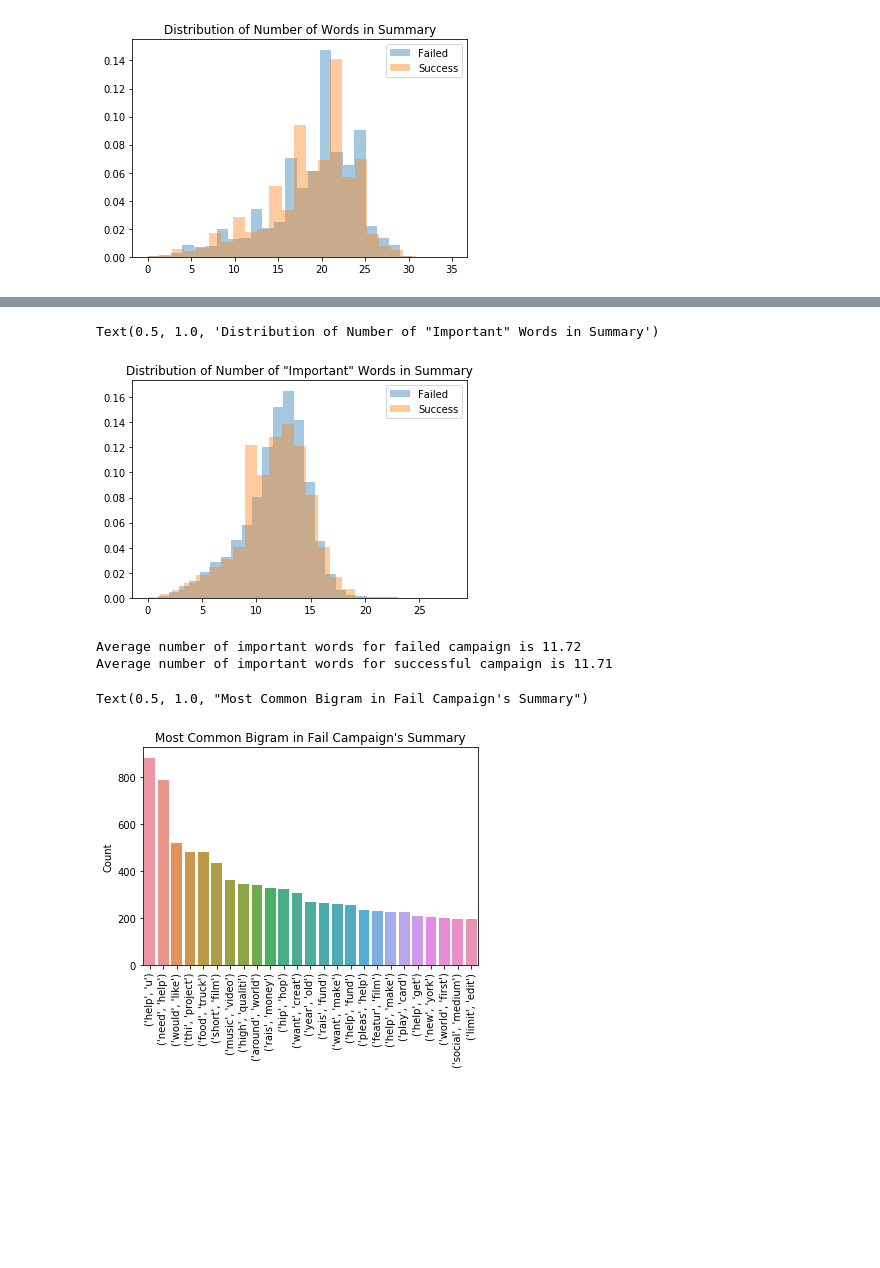
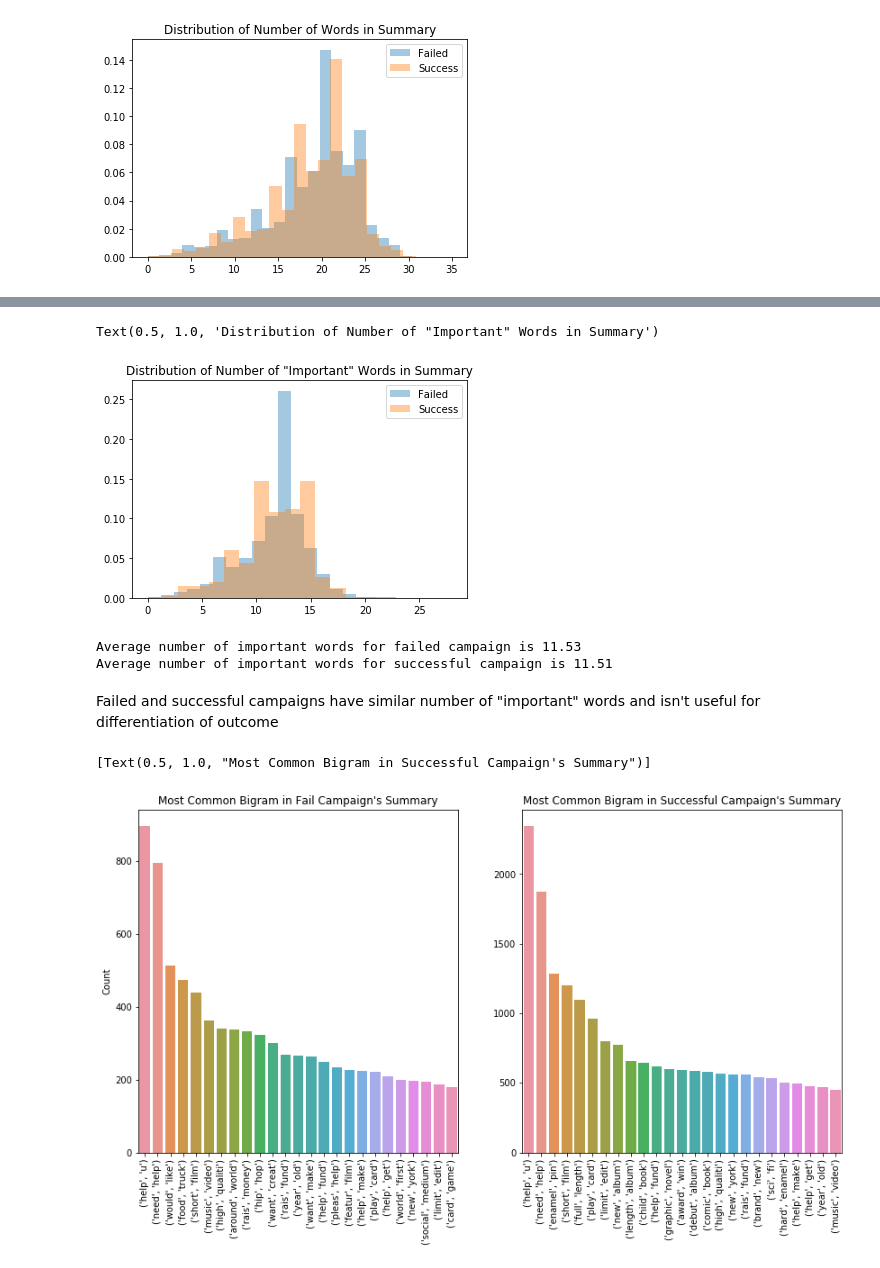
Before and after one commit to activerabbit/Launch-a-Successful-Kickstarter-Campaign, a Jupyter notebook: EDA and Statistics.ipynb, the cells around one changed output, grey strips where cells are left out. Drawn from its saved outputs; the diff is of its cells as text; code cells hidden in the pictures; blank space fills up the shorter version.

```diff
--- a/EDA and Statistics.ipynb
+++ b/EDA and Statistics.ipynb
@@ -343,3 +400,5 @@ Text(0.5, 1.0, 'Time Distribution for Length of Successful Campaigns')
+# %%
+df = df.drop(columns = ['days_to_state_change'])
 # %%
 df_year = (df.groupby(['year_launched'])['state']
            .value_counts()
@@ -638,9 +781 @@ Text(0.5, 1.0, "Most Common Words in Successful Campaign's Summary")
-# %%
-def no_punc(x):
-    output =[]
-    for word in x:
-        if word.isalnum():
-            output.append(word)
-    return output
-df['no_pun_sum'] = df['summary'].apply(lambda x: no_punc(x))
 # %%
@@ -693,19 +841,21 @@ fail_len2 = []
 for summary in df_fail.token_summary:
     fail_len2.append(len(summary))
 # %%
-sns.distplot(fail_len2, bins = 25, kde = False, norm_hist = True, label = 'Failed')
-sns.distplot(success_len2, bins = 25, kde = False, norm_hist = True, label = 'Success')
+sns.distplot(fail_len2, bins = 20, kde = False, norm_hist = True, label = 'Failed')
+sns.distplot(success_len2, bins = 20, kde = False, norm_hist = True, label = 'Success')
 plt.legend(loc = 'upper right')
 plt.title('Distribution of Number of "Important" Words in Summary')
 # %% [output]
 Text(0.5, 1.0, 'Distribution of Number of "Important" Words in Summary')
-[figure, old version]
+[figure, new version]
 # %%
 avg_fail = np.mean(fail_len2)
 avg_success = np.mean(success_len2)
 print('Average number of important words for failed campaign is', round(avg_fail, 2))
 print('Average number of important words for successful campaign is', round(avg_success,2))
 # %% [output]
-Average number of important words for failed campaign is 11.72
-Average number of important words for successful campaign is 11.71
+Average number of important words for failed campaign is 11.53
+Average number of important words for successful campaign is 11.51
+# %% [markdown]
+Failed and successful campaigns have similar number of "important" words and isn't useful for differentiation of outcome
 # %%
@@ -720,16 +871,25 @@ for summary in df_success.bigram_summary:
         success_bigram_count[bigram]+=1
 # %%
 fail_bigram = [[],[]]
-
 for words, count in fail_bigram_count.most_common(25):
     fail_bigram[0].append(str(words))
     fail_bigram[1].append(count)
 
 
-axe = sns.barplot(x = fail_bigram[0], y = fail_bigram[1])
-plt.xticks(rotation=90)
-plt.ylabel('Count')
-plt.title("Most Common Bigram in Fail Campaign's Summary")
+success_bigram = [[],[]]
+for words, count in success_bigram_count.most_common(25):
+    success_bigram[0].append(str(words))
+    success_bigram[1].append(count)
+
+fig, axes = plt.subplots(1,2, figsize = (14,7))
+fig1 = sns.barplot(x = fail_bigram[0], y = fail_bigram[1], ax =axes[0])
+fig1.set(ylabel = 'Count', title = "Most Common Bigram in Fail Campaign's Summary")
+fig1.set_xticklabels(fig1.get_xticklabels(), rotation=90)
+
+
+fig2 = sns.barplot(x = success_bigram[0], y = success_bigram[1], ax = axes[1])
+fig2.set_xticklabels(fig2.get_xticklabels(), rotation=90)
+fig2.set(title = "Most Common Bigram in Successful Campaign's Summary")
 # %% [output]
-Text(0.5, 1.0, "Most Common Bigram in Fail Campaign's Summary")
+[Text(0.5, 1.0, "Most Common Bigram in Successful Campaign's Summary")]
-[figure, old version]
+[figure, new version]
```
Also changed, not shown: parts of 76 cells of this notebook.
